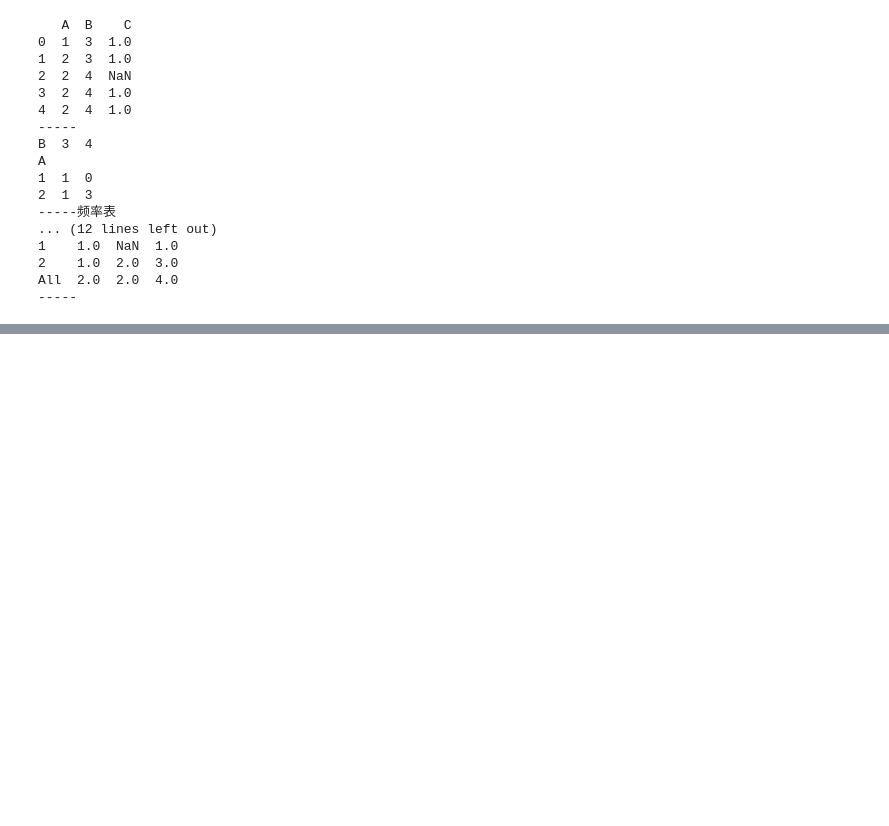
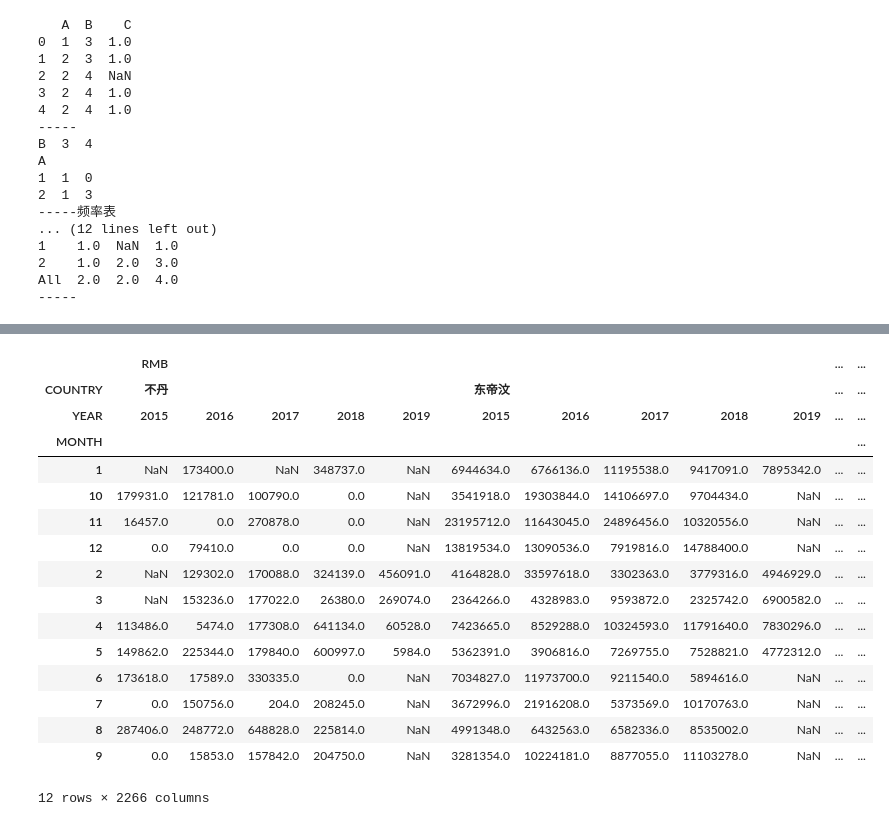
Before and after one commit to sunshinelu/PythonDiary, a Jupyter notebook: dataclean/透视表和交叉表.ipynb, the cells around one changed output, grey strips where cells are left out. Drawn from its saved outputs; the diff is of its cells as text; code cells hidden in the pictures; blank space fills up the shorter version.

```diff
--- a/dataclean/透视表和交叉表.ipynb
+++ b/dataclean/透视表和交叉表.ipynb
@@ -134,0 +306,20 @@ All  2.0  2.0  4.0
+# %%
+df1
+# %% [output]
+|  | RMB |  |  |  |  |  |  |  |  |  | ... | ... |
+| COUNTRY | 不丹 |  |  |  |  | 东帝汶 |  |  |  |  | ... | ... |
+| YEAR | 2015 | 2016 | 2017 | 2018 | 2019 | 2015 | 2016 | 2017 | 2018 | 2019 | ... | ... |
+| MONTH |  |  |  |  |  |  |  |  |  |  |  | ... |
+| 1 | NaN | 173400.0 | NaN | 348737.0 | NaN | 6944634.0 | 6766136.0 | 11195538.0 | 9417091.0 | 7895342.0 | ... | ... |
+| 10 | 179931.0 | 121781.0 | 100790.0 | 0.0 | NaN | 3541918.0 | 19303844.0 | 14106697.0 | 9704434.0 | NaN | ... | ... |
+| 11 | 16457.0 | 0.0 | 270878.0 | 0.0 | NaN | 23195712.0 | 11643045.0 | 24896456.0 | 10320556.0 | NaN | ... | ... |
+| 12 | 0.0 | 79410.0 | 0.0 | 0.0 | NaN | 13819534.0 | 13090536.0 | 7919816.0 | 14788400.0 | NaN | ... | ... |
+| 2 | NaN | 129302.0 | 170088.0 | 324139.0 | 456091.0 | 4164828.0 | 33597618.0 | 3302363.0 | 3779316.0 | 4946929.0 | ... | ... |
+| 3 | NaN | 153236.0 | 177022.0 | 26380.0 | 269074.0 | 2364266.0 | 4328983.0 | 9593872.0 | 2325742.0 | 6900582.0 | ... | ... |
+| 4 | 113486.0 | 5474.0 | 177308.0 | 641134.0 | 60528.0 | 7423665.0 | 8529288.0 | 10324593.0 | 11791640.0 | 7830296.0 | ... | ... |
+| 5 | 149862.0 | 225344.0 | 179840.0 | 600997.0 | 5984.0 | 5362391.0 | 3906816.0 | 7269755.0 | 7528821.0 | 4772312.0 | ... | ... |
+| 6 | 173618.0 | 17589.0 | 330335.0 | 0.0 | NaN | 7034827.0 | 11973700.0 | 9211540.0 | 5894616.0 | NaN | ... | ... |
+| 7 | 0.0 | 150756.0 | 204.0 | 208245.0 | NaN | 3672996.0 | 21916208.0 | 5373569.0 | 10170763.0 | NaN | ... | ... |
+| 8 | 287406.0 | 248772.0 | 648828.0 | 225814.0 | NaN | 4991348.0 | 6432563.0 | 6582336.0 | 8535002.0 | NaN | ... | ... |
+| 9 | 0.0 | 15853.0 | 157842.0 | 204750.0 | NaN | 3281354.0 | 10224181.0 | 8877055.0 | 11103278.0 | NaN | ... | ... |
+12 rows × 2266 columns
```
Also changed, not shown: parts of 13 cells of this notebook, 7 other files.
